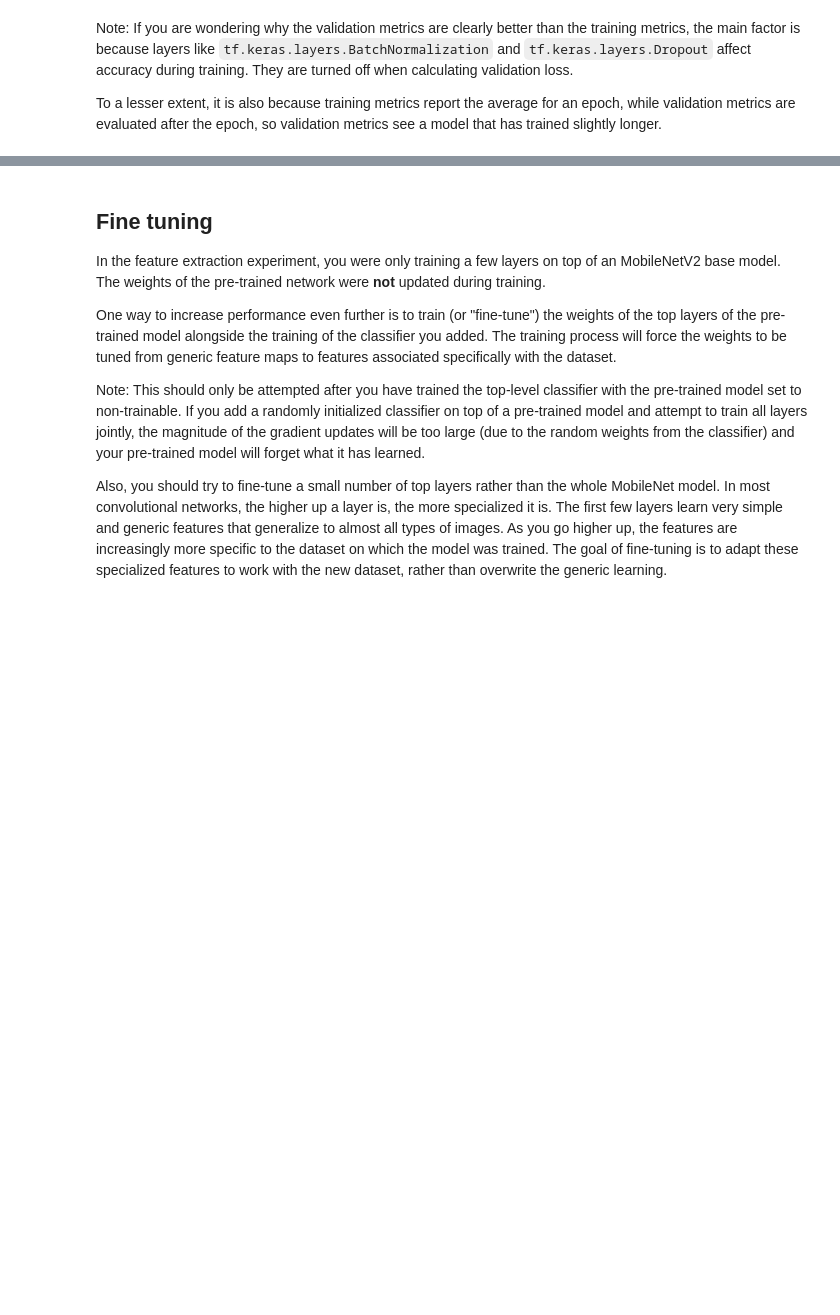
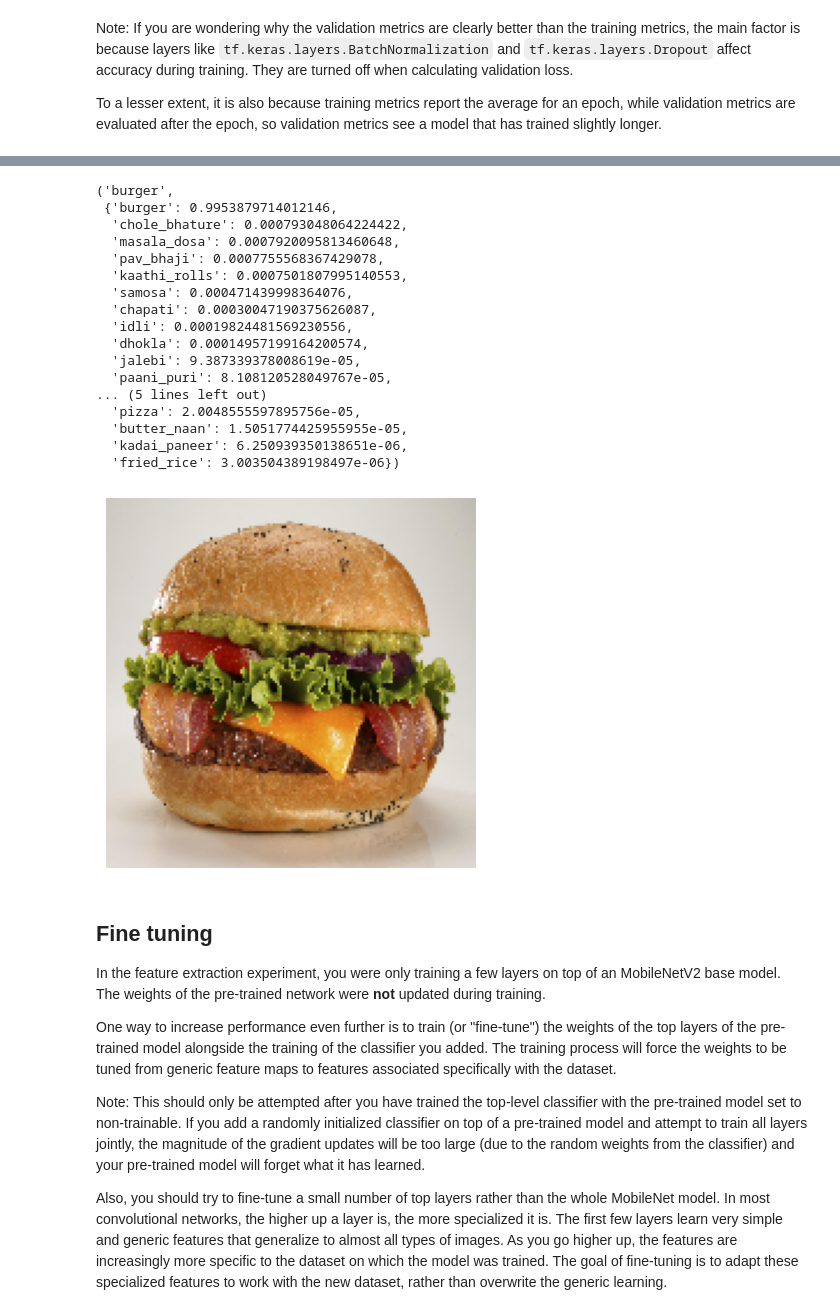
Before and after one commit to timmaier98/cantinaSelfCheckout, a Jupyter notebook: transfer_learning.ipynb, the cells around one changed output, grey strips where cells are left out. Drawn from its saved outputs; the diff is of its cells as text; code cells hidden in the pictures; blank space fills up the shorter version.

```diff
--- a/transfer_learning.ipynb
+++ b/transfer_learning.ipynb
@@ -475,0 +473,16 @@ plt.imshow(img)
+# %%
+def evaluate_image(img):
+    img = np.expand_dims(img, axis=0)
+    prediction = model.predict(img)
+    out = get_pos_of_max_p(prediction)
+    dictionary = dict(zip(class_names, prediction.flatten().tolist()))
+    s = dict(sorted(dictionary.items(), key=lambda item: item[1], reverse=True))
+    return out, s
+# %%
+img = cv2.imread("Fotos/Burger2.jpg")
+img = cv2.cvtColor(img, cv2.COLOR_BGR2RGB)
+img = cv2.resize(img, dsize=IMG_SIZE)
+plt.imshow(img)
+plt.axis('off')
+evaluate_image(img)
+# %% [output]
@@ -476,3 +490,21 @@ plt.imshow(img)
+('burger',
+ {'burger': 0.9953879714012146,
+  'chole_bhature': 0.000793048064224422,
+  'masala_dosa': 0.0007920095813460648,
+  'pav_bhaji': 0.0007755568367429078,
+  'kaathi_rolls': 0.0007501807995140553,
+  'samosa': 0.000471439998364076,
+  'chapati': 0.00030047190375626087,
+  'idli': 0.00019824481569230556,
+  'dhokla': 0.00014957199164200574,
+  'jalebi': 9.387339378008619e-05,
+  'paani_puri': 8.108120528049767e-05,
+... (5 lines left out)
+  'pizza': 2.0048555597895756e-05,
+  'butter_naan': 1.5051774425955955e-05,
+  'kadai_paneer': 6.250939350138651e-06,
+  'fried_rice': 3.003504389198497e-06})
+[figure, added]
 # %% [markdown]
 ## Fine tuning
 In the feature extraction experiment, you were only training a few layers on top of an MobileNetV2 base model. The weights of the pre-trained network were **not** updated during training.
```
Also changed, not shown: parts of 20 cells of this notebook, 2 other files.
